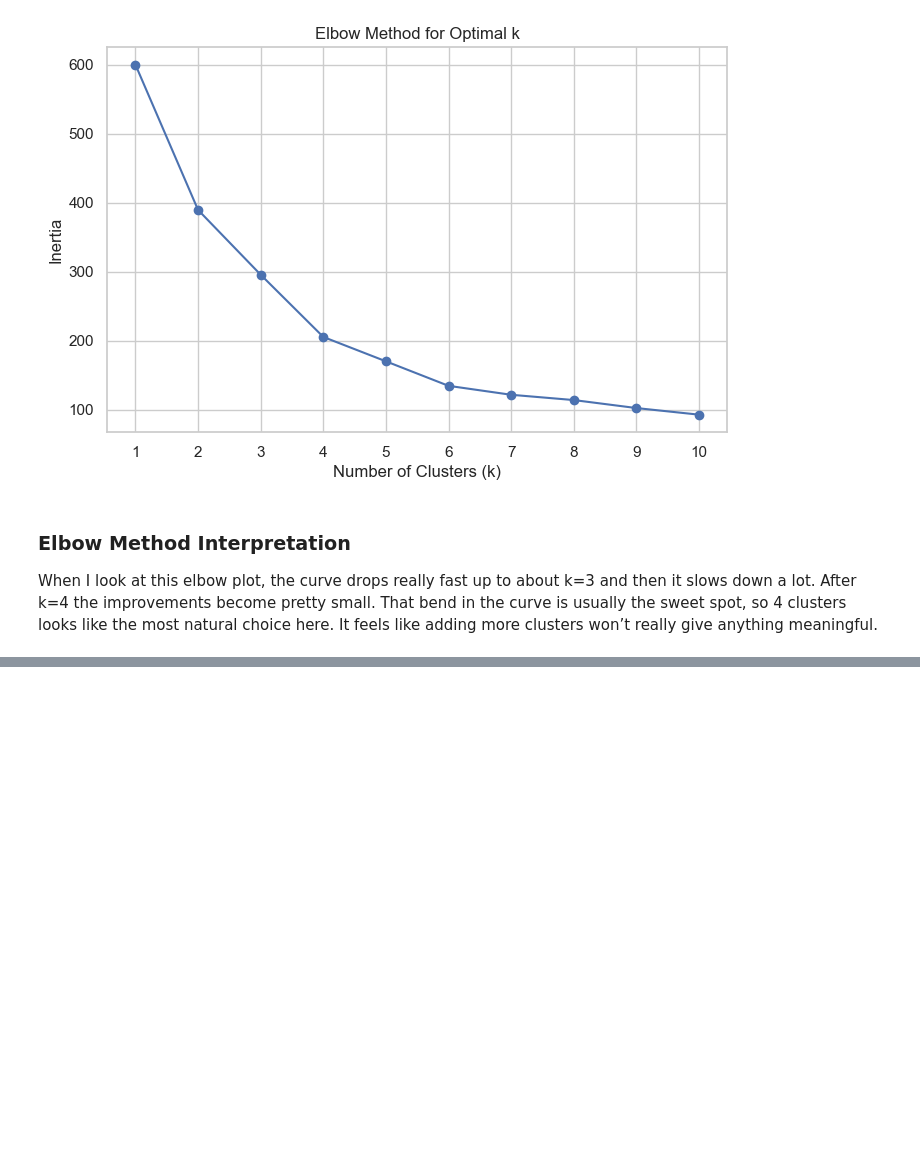
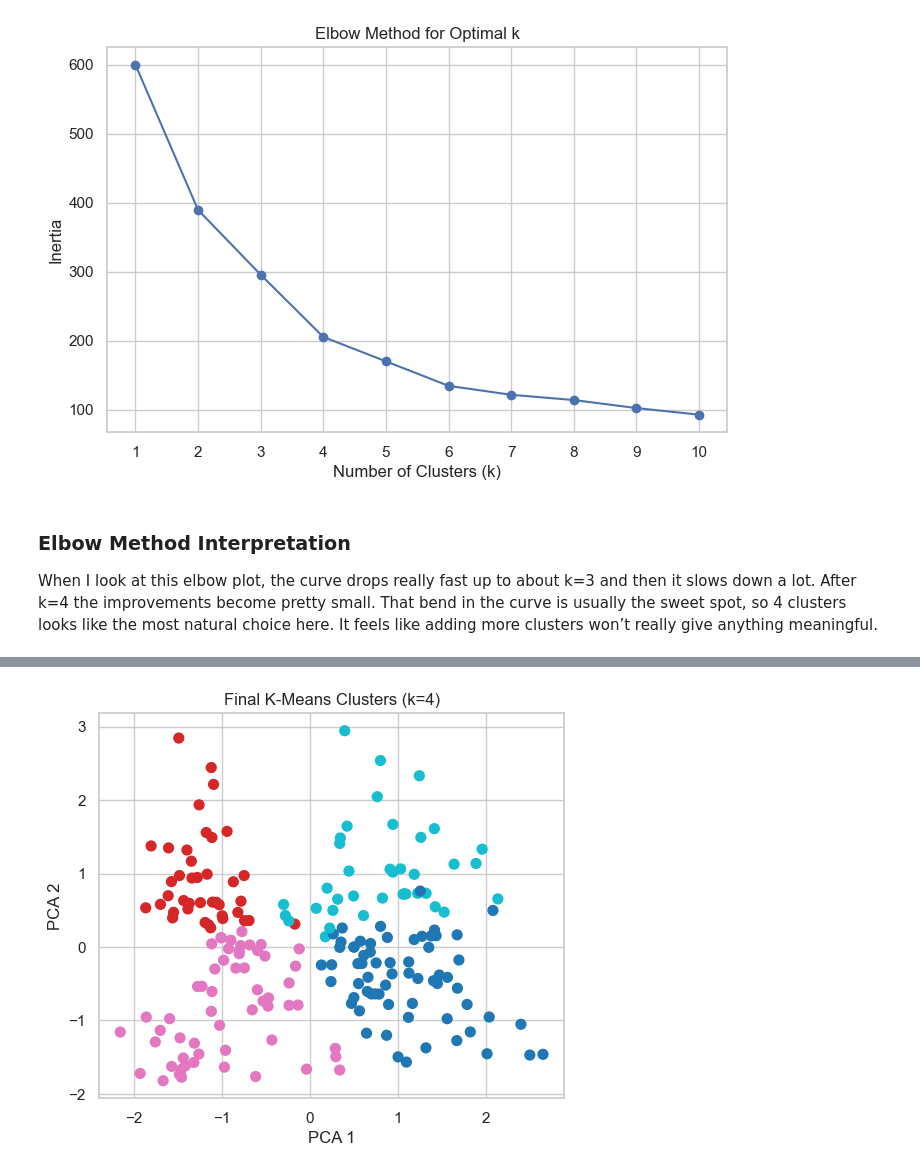
Before and after one commit to DarkSoulsV/CSCA-5632---Final-Project, a Jupyter notebook: Final_CSCA 5632.ipynb, the cells around one changed output, grey strips where cells are left out. Cells and saved outputs as stored; diff of their text form; code cells hidden in the pictures; blank space fills up the shorter version.

```diff
--- a/Final_CSCA 5632.ipynb
+++ b/Final_CSCA 5632.ipynb
@@ -313,0 +398,12 @@ When I look at this elbow plot, the curve drops really fast up to about k=3 and
+# %%
+# Final K-Means model with k=4
+final_k = 4
+kmeans_final = KMeans(n_clusters=final_k, random_state=42)
+
+# Fit and predict
+cluster_labels = kmeans_final.fit_predict(X_scaled)
+
+# Add cluster labels to original dataframe
+df['Cluster'] = cluster_labels
+
+df.head()
@@ -313,0 +417,11 @@ When I look at this elbow plot, the curve drops really fast up to about k=3 and
+# %%
+# PCA for final clusters
+plt.figure(figsize=(6,5))
+plt.scatter(X_pca[:,0], X_pca[:,1], c=cluster_labels, cmap="tab10", s=50)
+plt.title("Final K-Means Clusters (k=4)")
+plt.xlabel("PCA 1")
+plt.ylabel("PCA 2")
+plt.grid(True)
+plt.show()
+# %% [output]
+[figure, added]
```
Also changed, not shown: parts of 14 cells of this notebook.
